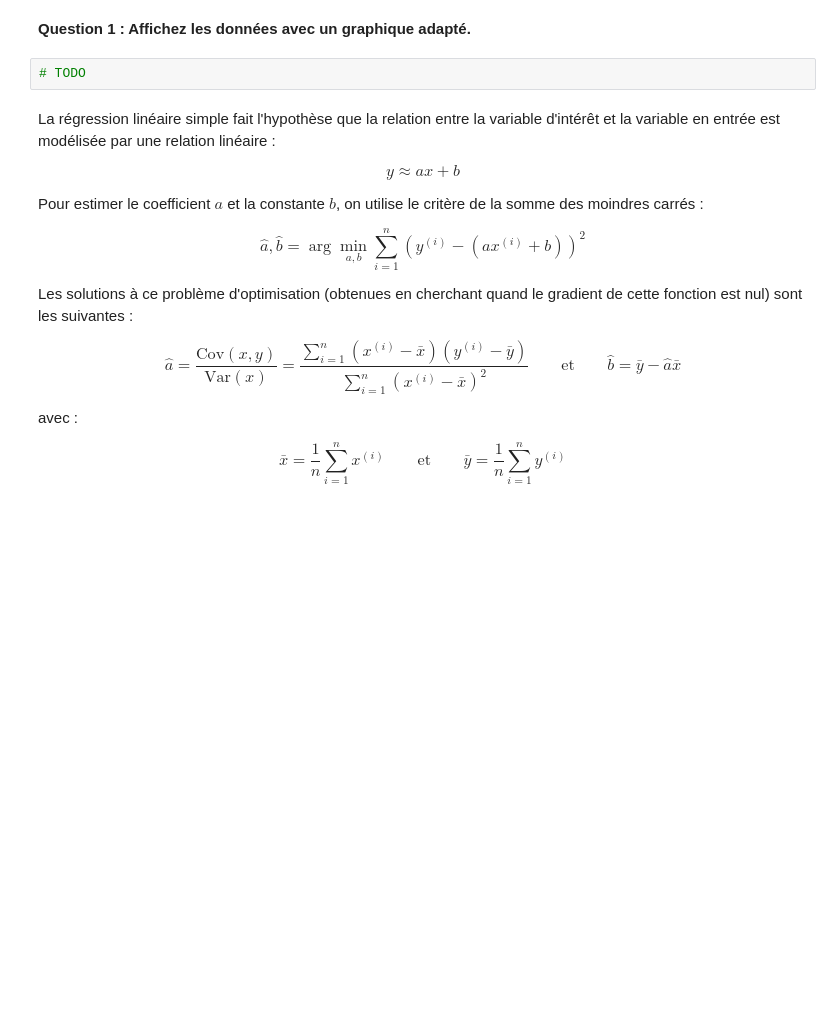
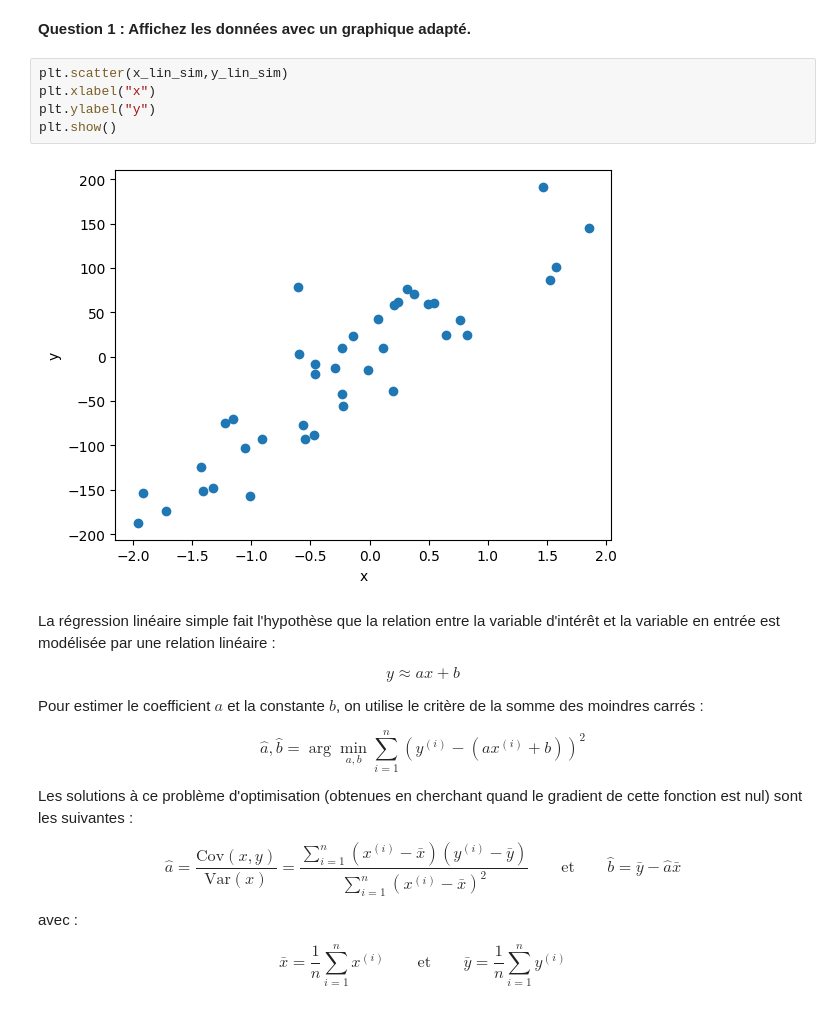
Before and after one commit to tom-lebesnerais/jupyter_notebook, a Jupyter notebook: notebooks/Exercices - NumPy - Sujet.ipynb, the cells around one changed output. Cells and saved outputs as stored; diff of their text form; blank space fills up the shorter version.

```diff
--- a/notebooks/Exercices - NumPy - Sujet.ipynb
+++ b/notebooks/Exercices - NumPy - Sujet.ipynb
@@ -27,7 +27,12 @@ Deux variables Python ont été créées :
 # %% [markdown]
 **Question 1 : Affichez les données avec un graphique adapté.**
 # %%
-# TODO
+plt.scatter(x_lin_sim,y_lin_sim)
+plt.xlabel("x")
+plt.ylabel("y")
+plt.show()
+# %% [output]
+[figure, added]
 # %% [markdown]
 La régression linéaire simple fait l'hypothèse que la relation entre la variable d'intérêt et la variable en entrée est modélisée par une relation linéaire :
 
```
Also changed, not shown: parts of 8 cells of this notebook, 1 other file.
